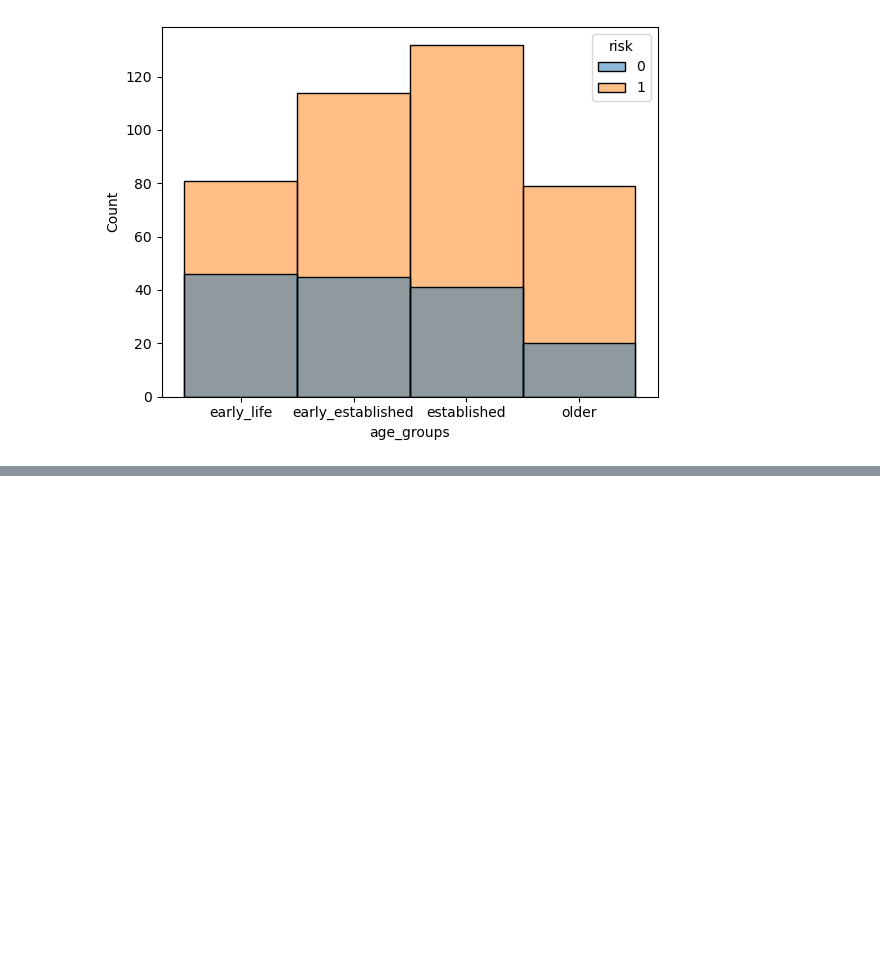
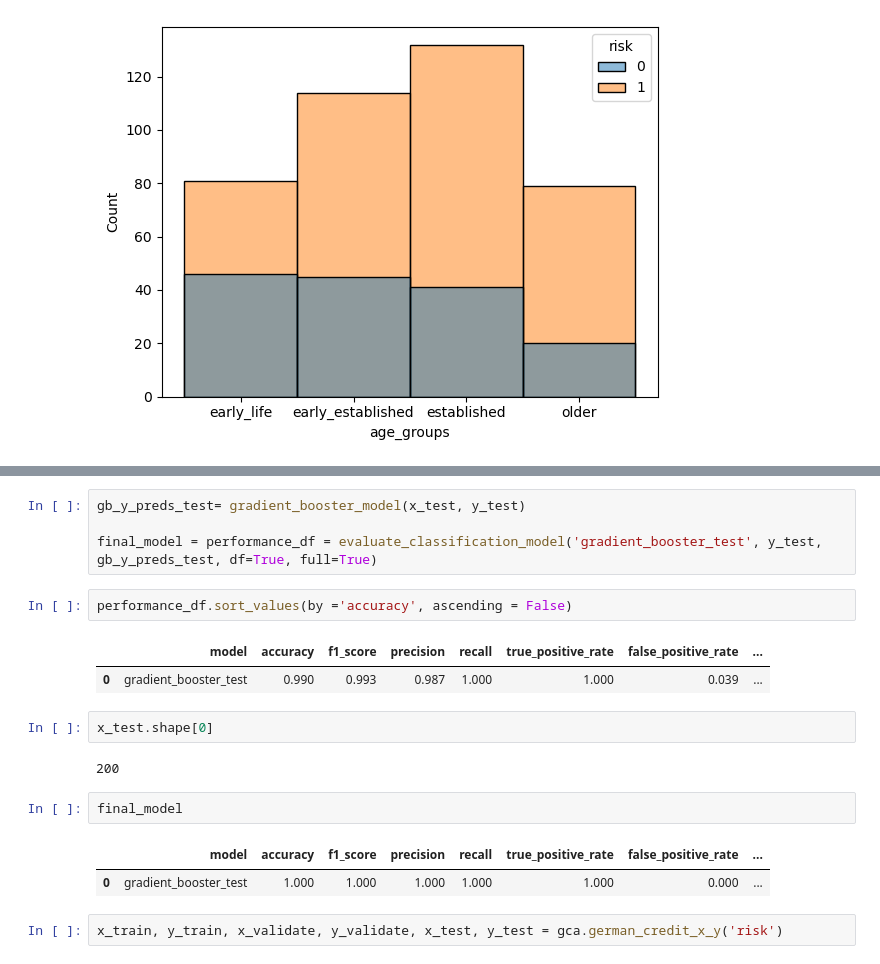
Before and after one commit to jcrosenberger/german_credit_analysis, a Jupyter notebook: work_in_progress.ipynb, the cells around one changed output, grey strips where cells are left out. Saved outputs shown, nothing was run; the diff lists cells and outputs as text; blank space fills up the shorter version.

```diff
--- a/work_in_progress.ipynb
+++ b/work_in_progress.ipynb
@@ -292,0 +380,20 @@ baseline(train, 'risk')
+# %%
+gb_y_preds_test= gradient_booster_model(x_test, y_test)
+
+final_model = performance_df = evaluate_classification_model('gradient_booster_test', y_test, gb_y_preds_test, df=True, full=True)
+# %%
+performance_df.sort_values(by ='accuracy', ascending = False)
+# %% [output]
+|  | model | accuracy | f1_score | precision | recall | true_positive_rate | false_positive_rate | ... |
+| 0 | gradient_booster_test | 0.990 | 0.993 | 0.987 | 1.000 | 1.000 | 0.039 | ... |
+# %%
+x_test.shape[0]
+# %% [output]
+200
+# %%
+final_model
+# %% [output]
+|  | model | accuracy | f1_score | precision | recall | true_positive_rate | false_positive_rate | ... |
+| 0 | gradient_booster_test | 1.000 | 1.000 | 1.000 | 1.000 | 1.000 | 0.000 | ... |
+# %%
+x_train, y_train, x_validate, y_validate, x_test, y_test = gca.german_credit_x_y('risk')
```
Also changed, not shown: parts of 28 cells of this notebook, 5 other files.
